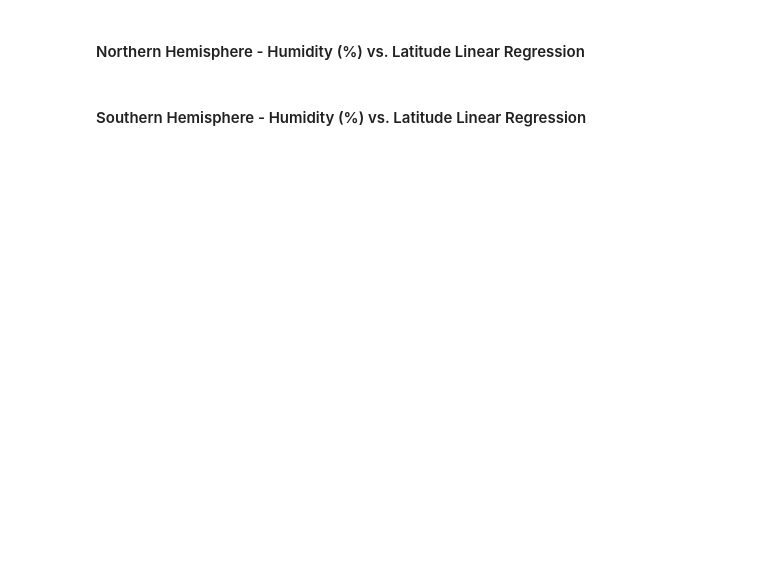
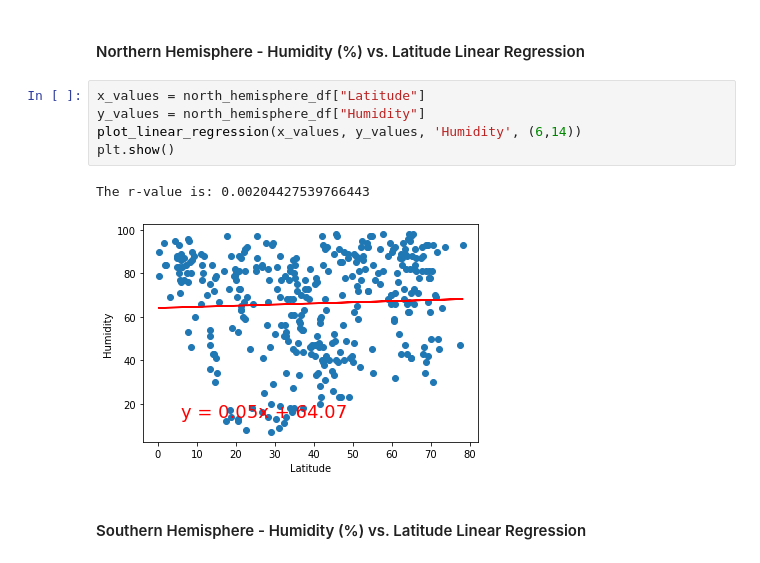
Before and after one commit to DINHC/python-api-challenge, a Jupyter notebook: WeatherPy.ipynb, the cells around one changed output. Saved outputs shown, nothing was run; the diff lists cells and outputs as text; blank space fills up the shorter version.

```diff
--- a/WeatherPy.ipynb
+++ b/WeatherPy.ipynb
@@ -349,4 +358,12 @@ The r-value is: 0.49478576635611093
 # %% [markdown]
 ####  Northern Hemisphere - Humidity (%) vs. Latitude Linear Regression
+# %%
+x_values = north_hemisphere_df["Latitude"]
+y_values = north_hemisphere_df["Humidity"]
+plot_linear_regression(x_values, y_values, 'Humidity', (6,14))
+plt.show()
+# %% [output]
+The r-value is: 0.00204427539766443
+[figure, added]
 # %% [markdown]
 ####  Southern Hemisphere - Humidity (%) vs. Latitude Linear Regression
```
Also changed, not shown: parts of 9 cells of this notebook.
